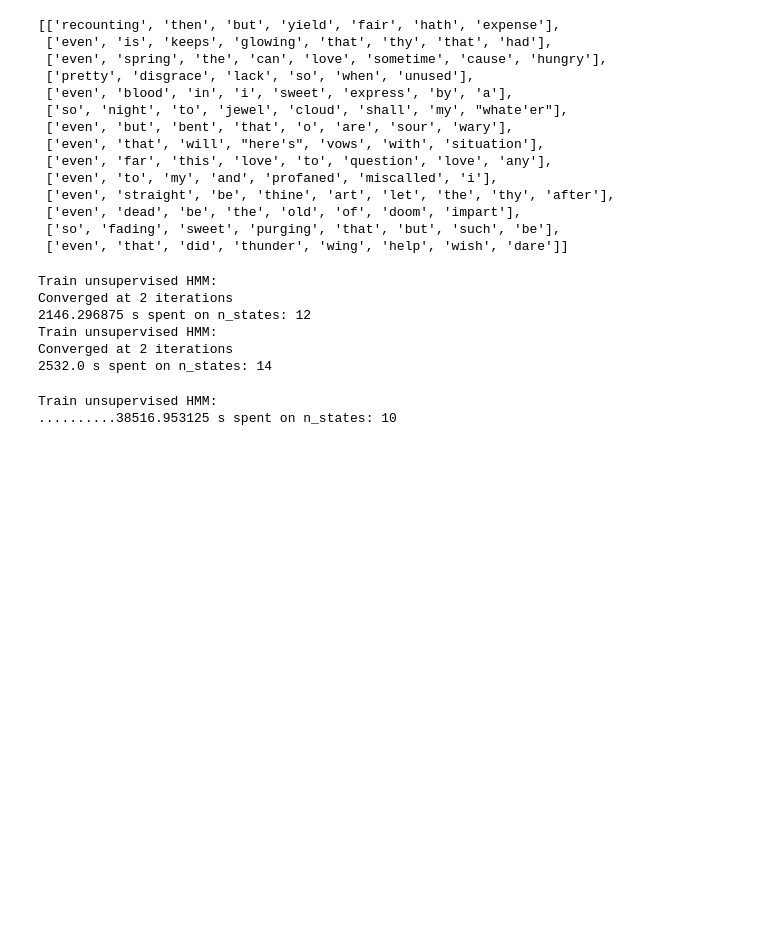
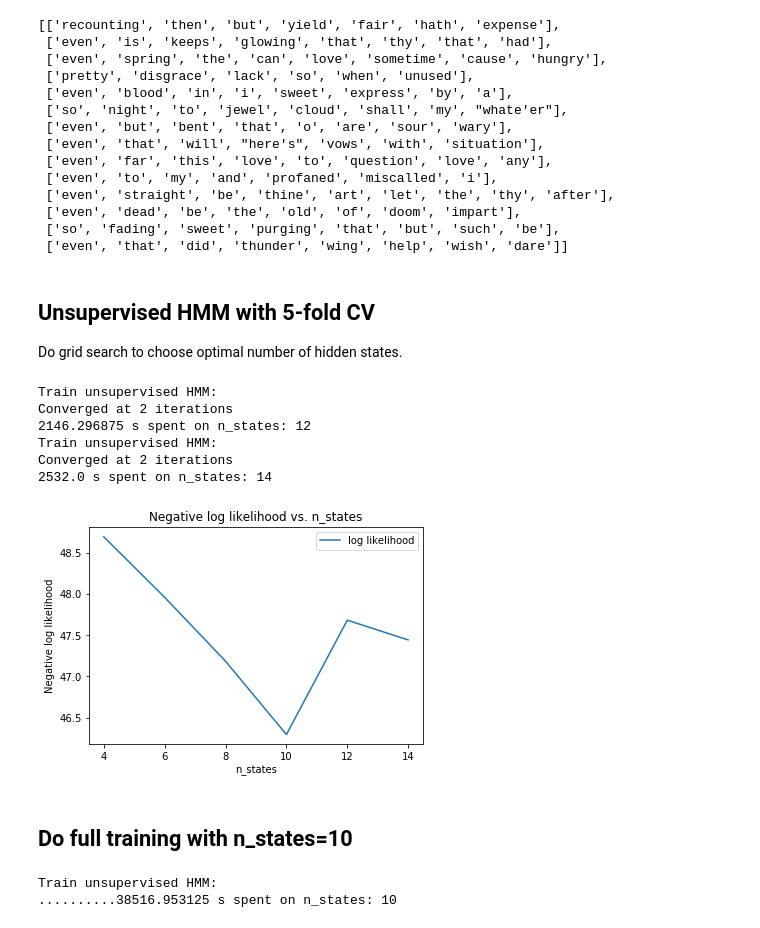
Before and after one commit to cjackal/CS155_PROJECT3, a Jupyter notebook: notebook.ipynb, the cells around one changed output. Drawn from its saved outputs; the diff is of its cells as text; code cells hidden in the pictures; blank space fills up the shorter version.

```diff
--- a/notebook.ipynb
+++ b/notebook.ipynb
@@ -240,6 +240,10 @@ HMM.generate_sonnet(syl_dict)
  ['even', 'dead', 'be', 'the', 'old', 'of', 'doom', 'impart'],
  ['so', 'fading', 'sweet', 'purging', 'that', 'but', 'such', 'be'],
  ['even', 'that', 'did', 'thunder', 'wing', 'help', 'wish', 'dare']]
+# %% [markdown]
+## Unsupervised HMM with 5-fold CV
+
+Do grid search to choose optimal number of hidden states.
 # %%
 from HMM import unsupervised_HMM_CV
 
@@ -268,6 +272,20 @@ Converged at 2 iterations
 Train unsupervised HMM:
 Converged at 2 iterations
 2532.0 s spent on n_states: 14
+# %%
+n_states = [4,6,8,10,12,14]
+LL = np.array([-48.69563346113645, -47.96067732236305, -47.18458895534723, -46.29424005119653, -47.68300708920132, -47.44349981857751])
+
+plt.plot(n_states, -LL, label='log likelihood')
+plt.title('Negative log likelihood vs. n_states')
+plt.xlabel('n_states')
+plt.ylabel('Negative log likelihood')
+plt.legend()
+plt.savefig('./images/Unsupervised_HMM_gridsearch.png')
+# %% [output]
+[figure, added]
+# %% [markdown]
+## Do full training with n_states=10
 # %%
 from HMM import unsupervised_HMM
 
```
Also changed, not shown: parts of 20 cells of this notebook, 5 other files.
